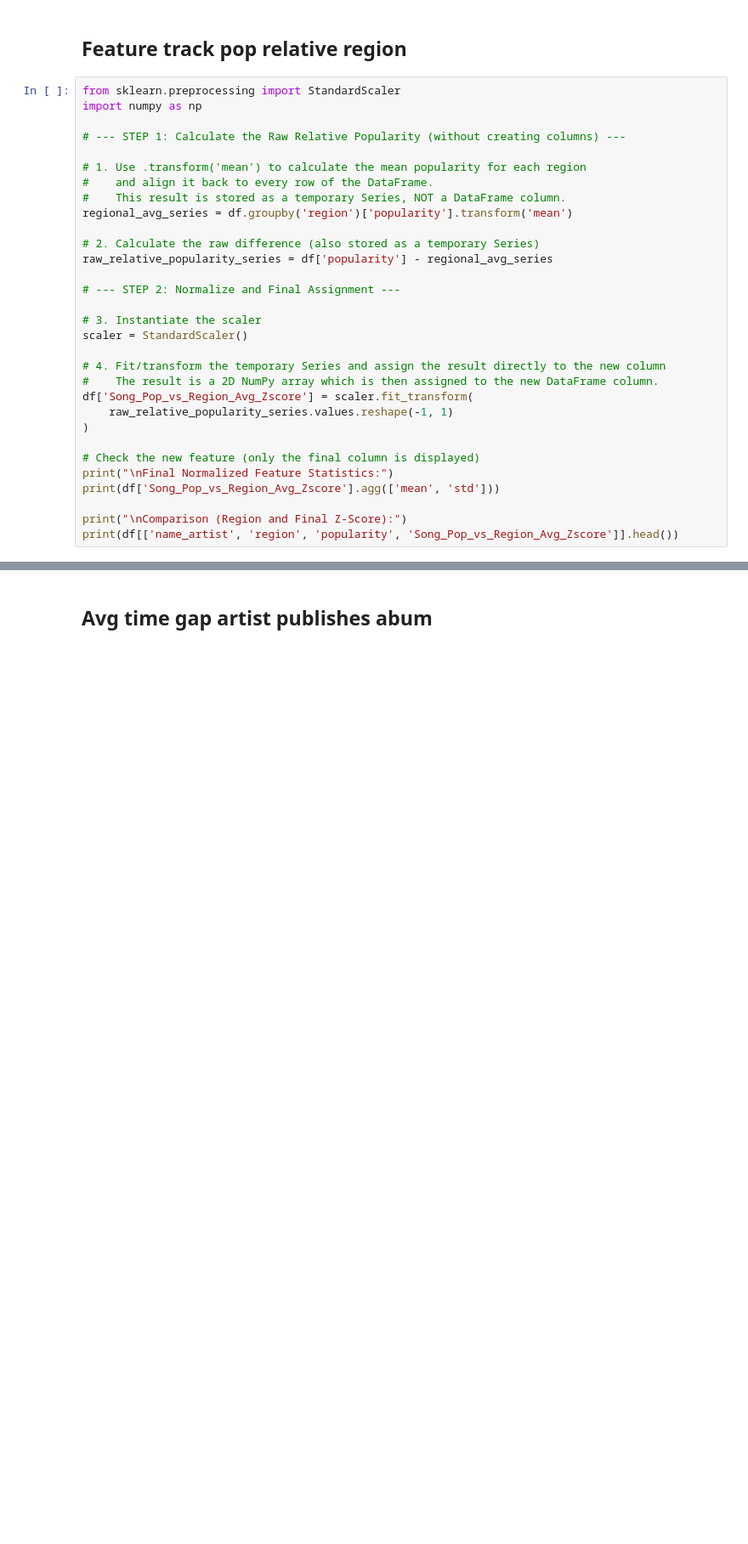
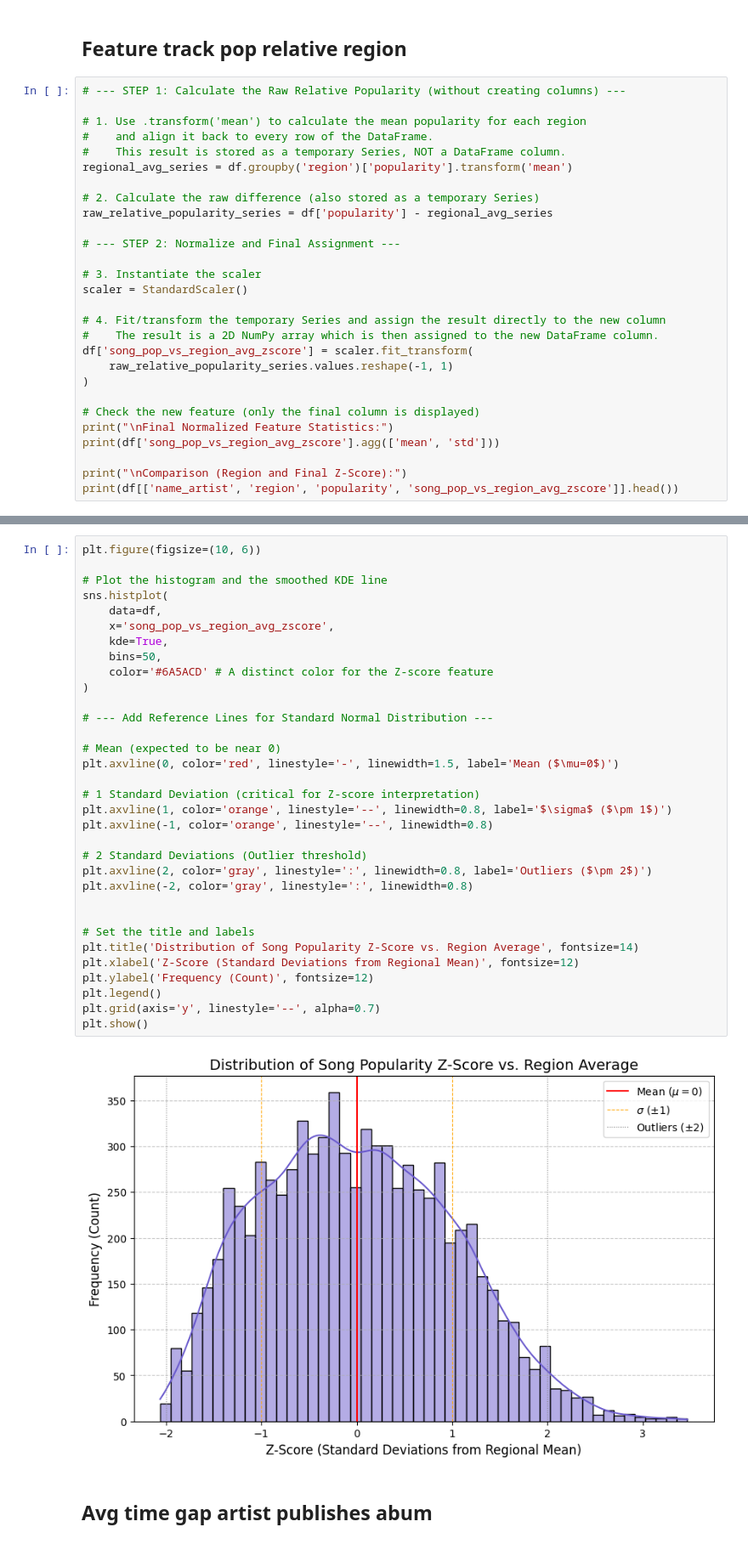
Before and after one commit to Syreel/DataMining, a Jupyter notebook: data_feature_engineering.ipynb, the cells around one changed output, grey strips where cells are left out. Shown at 85% size. Cells and saved outputs as stored; diff of their text form; blank space fills up the shorter version.

```diff
--- a/data_feature_engineering.ipynb
+++ b/data_feature_engineering.ipynb
@@ -110,9 +148,6 @@ TR700756                 161777.769231     188534.0  ALB436151
 # %% [markdown]
 ## Feature track pop relative region
 # %%
-from sklearn.preprocessing import StandardScaler
-import numpy as np
-
 # --- STEP 1: Calculate the Raw Relative Popularity (without creating columns) ---
 
 # 1. Use .transform('mean') to calculate the mean popularity for each region
@@ -130,16 +165,16 @@ scaler = StandardScaler()
 
 # 4. Fit/transform the temporary Series and assign the result directly to the new column
 #    The result is a 2D NumPy array which is then assigned to the new DataFrame column.
-df['Song_Pop_vs_Region_Avg_Zscore'] = scaler.fit_transform(
+df['song_pop_vs_region_avg_zscore'] = scaler.fit_transform(
     raw_relative_popularity_series.values.reshape(-1, 1)
 )
 
 # Check the new feature (only the final column is displayed)
 print("\nFinal Normalized Feature Statistics:")
-print(df['Song_Pop_vs_Region_Avg_Zscore'].agg(['mean', 'std']))
+print(df['song_pop_vs_region_avg_zscore'].agg(['mean', 'std']))
 
 print("\nComparison (Region and Final Z-Score):")
-print(df[['name_artist', 'region', 'popularity', 'Song_Pop_vs_Region_Avg_Zscore']].head())
+print(df[['name_artist', 'region', 'popularity', 'song_pop_vs_region_avg_zscore']].head())
 # %% [output]
 Final Normalized Feature Statistics:
 mean   -1.787979e-18
@@ -154,6 +189,41 @@ TR760029  rosa chemical  Piemonte          46                       0.876089
 TR916821  rosa chemical  Piemonte          39                       0.507473
 TR480968  rosa chemical  Piemonte          47                       0.928748
 TR585039  rosa chemical  Piemonte          41                       0.612792
+# %%
+plt.figure(figsize=(10, 6))
+
+# Plot the histogram and the smoothed KDE line
+sns.histplot(
+    data=df,
+    x='song_pop_vs_region_avg_zscore',
+    kde=True,
+    bins=50,
+    color='#6A5ACD' # A distinct color for the Z-score feature
+)
+
+# --- Add Reference Lines for Standard Normal Distribution ---
+
+# Mean (expected to be near 0)
+plt.axvline(0, color='red', linestyle='-', linewidth=1.5, label='Mean ($\mu=0$)')
+
+# 1 Standard Deviation (critical for Z-score interpretation)
+plt.axvline(1, color='orange', linestyle='--', linewidth=0.8, label='$\sigma$ ($\pm 1$)')
+plt.axvline(-1, color='orange', linestyle='--', linewidth=0.8)
+
+# 2 Standard Deviations (Outlier threshold)
+plt.axvline(2, color='gray', linestyle=':', linewidth=0.8, label='Outliers ($\pm 2$)')
+plt.axvline(-2, color='gray', linestyle=':', linewidth=0.8)
+
+
+# Set the title and labels
+plt.title('Distribution of Song Popularity Z-Score vs. Region Average', fontsize=14)
+plt.xlabel('Z-Score (Standard Deviations from Regional Mean)', fontsize=12)
+plt.ylabel('Frequency (Count)', fontsize=12)
+plt.legend()
+plt.grid(axis='y', linestyle='--', alpha=0.7)
+plt.show()
+# %% [output]
+[figure, added]
 # %% [markdown]
 ## Avg time gap artist publishes abum
 # %%
```
Also changed, not shown: parts of 18 cells of this notebook, 3 other files.
